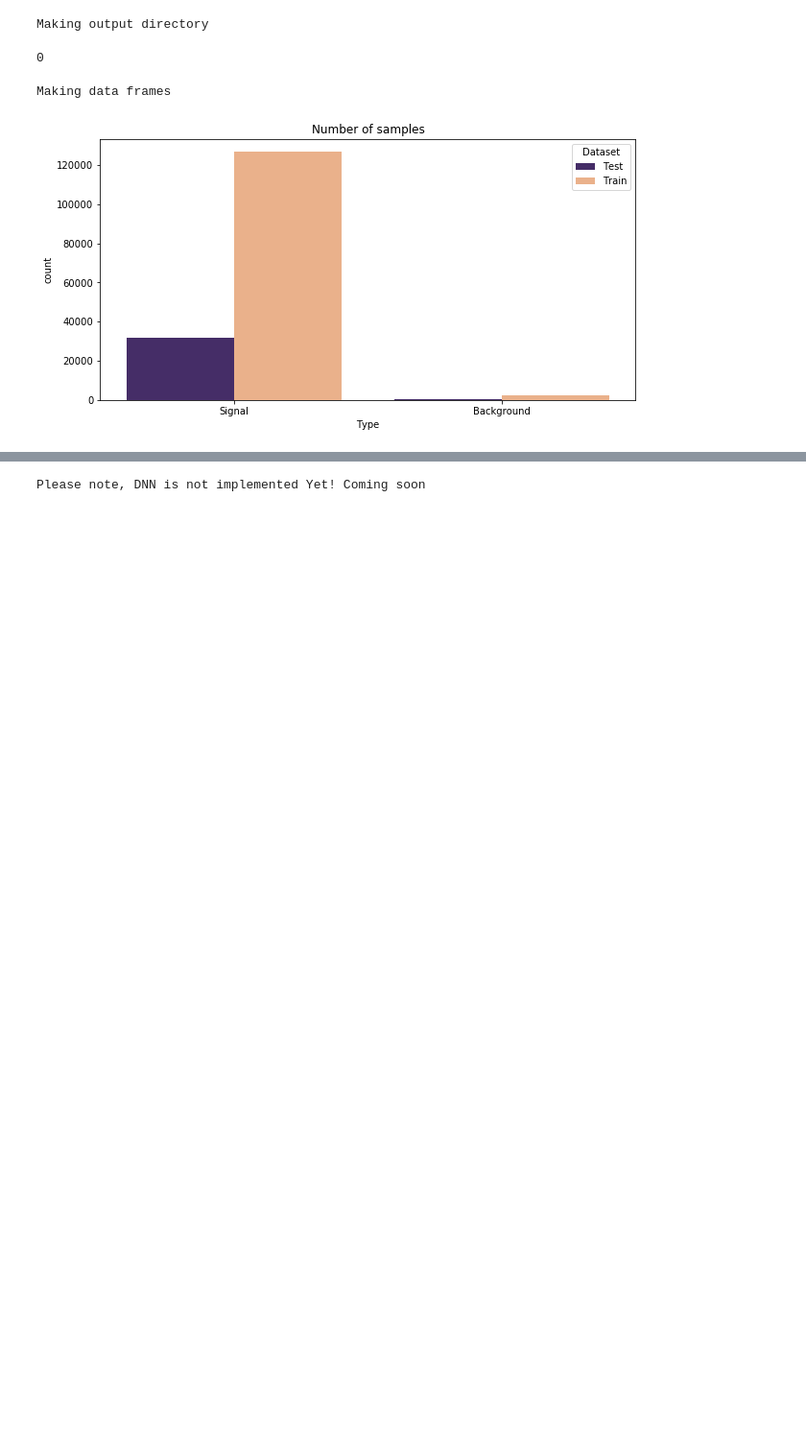
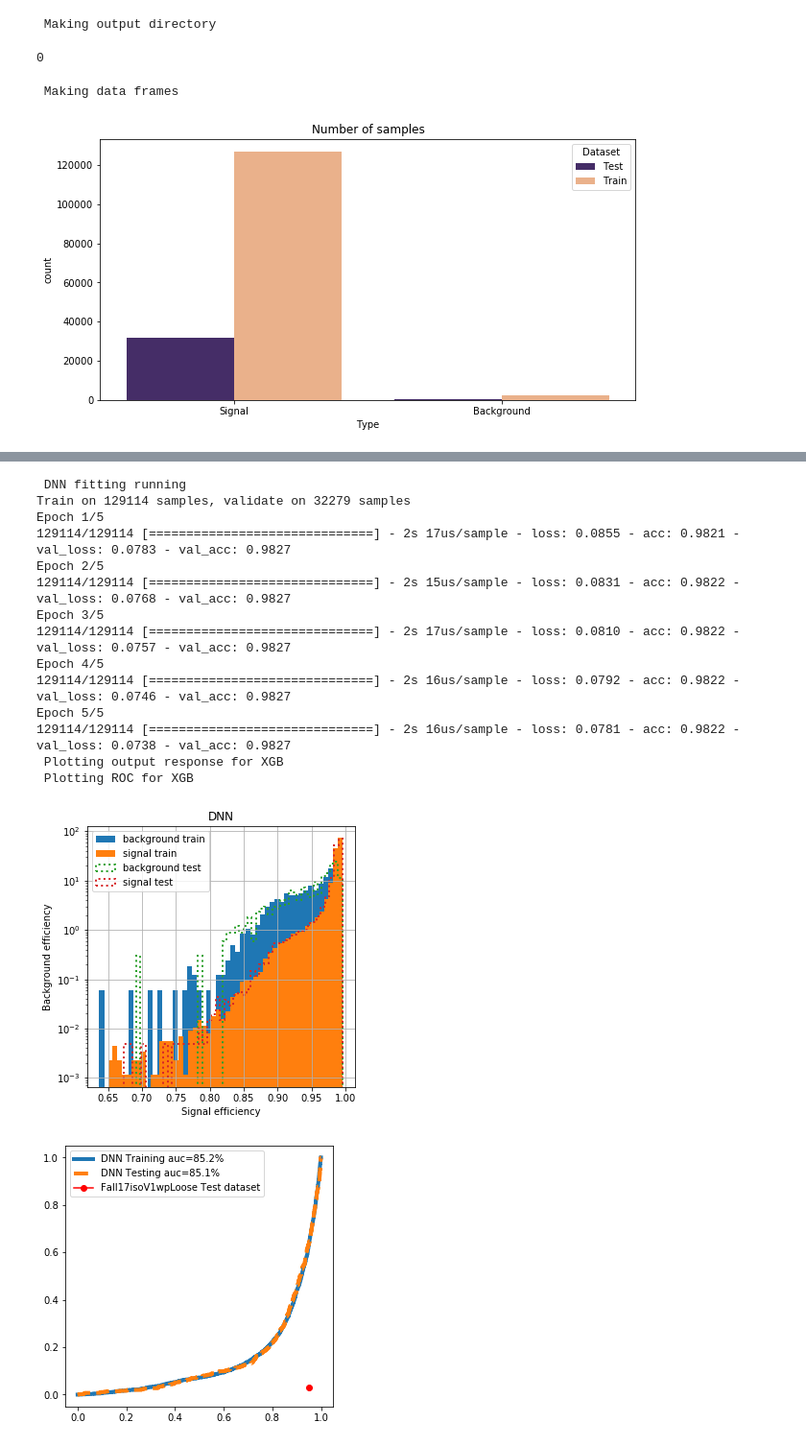
Before and after one commit to cms-egamma/ID-Trainer, a Jupyter notebook: Trainer.ipynb, the cells around one changed output, grey strips where cells are left out. Shown: that part at 96% size. Saved outputs shown, nothing was run; the diff lists cells and outputs as text; code cells hidden in the pictures; blank space fills up the shorter version.

```diff
--- a/Trainer.ipynb
+++ b/Trainer.ipynb
@@ -197,5 +258,46 @@ Expected accuracy of XGB model = 98.34487352262342%
-# %%
-if 'DNN' in MVAs:
-    print("Please note, DNN is not implemented Yet! Coming soon!")
-# %% [output]
-Please note, DNN is not implemented Yet! Coming soon
+# %%
+from tensorflow.keras.callbacks import EarlyStopping
+if 'DNN' in MVAs:
+    prGreen("DNN fitting running")
+    es = EarlyStopping(monitor='val_loss', mode='min', verbose=1, patience=10)
+    modelDNN.compile(loss='binary_crossentropy', optimizer=Adam(lr=DNNDict['lr']), metrics=['accuracy',])
+    train_history = modelDNN.fit(X_train,Y_train,epochs=DNNDict['epochs'],batch_size=DNNDict['batchsize'],validation_data=(X_test,Y_test, Wt_test),
+                                 verbose=1,callbacks=[es], sample_weight=Wt_train)
+    modelDNN.save(OutputDirName+"/modelDNN.h5")
+    df_final.loc[TrainIndices,"scoreDNN"]=modelDNN.predict(X_train)
+    df_final.loc[TestIndices,"scoreDNN"]=modelDNN.predict(X_test)
+
+    prGreen("Plotting output response for DNN")
+    fig, axes = plt.subplots(1, 1, figsize=(5, 5))
+    plot_mva(df_final.query('TrainDataset==1'),"scoreDNN",bins=50,cat=cat,Wt=weight,ax=axes,sample='train',ls='dashed',logscale=True)
+    plot_mva(df_final.query('TrainDataset==0'),"scoreDNN",bins=50,cat=cat,Wt=weight,ax=axes,sample='test',ls='dotted',logscale=True)
+    axes.set_ylabel("Background efficiency")
+    axes.set_xlabel("Signal efficiency")
+    axes.set_title("DNN")
+    plt.savefig(OutputDirName+"/DNNMVA.png")
+
+    prGreen("Plotting ROC for DNN")
+    fig, axes = plt.subplots(1, 1, figsize=(5, 5))
+    plot_roc_curve(df_final.query('TrainDataset==1'),"scoreDNN", tpr_threshold=0, ax=axes, color=None, linestyle='-', label='DNN Training',cat=cat,Wt=weight)
+    plot_roc_curve(df_final.query('TrainDataset==0'),"scoreDNN", tpr_threshold=0, ax=axes, color=None, linestyle='--', label='DNN Testing',cat=cat,Wt=weight)
+    if len(OverlayWP)>0:
+        for OverlayWpi in OverlayWP:
+            plot_single_roc_point(df_final.query('TrainDataset==0'), var=OverlayWpi, ax=axes, marker='o', markersize=6, label=OverlayWpi+" Test dataset", cat=cat,Wt=weight)
+    plt.savefig(OutputDirName+"/DNNROC.png")
+# %% [output]
+ DNN fitting running
+Train on 129114 samples, validate on 32279 samples
+Epoch 1/5
+129114/129114 [==============================] - 2s 17us/sample - loss: 0.0855 - acc: 0.9821 - val_loss: 0.0783 - val_acc: 0.9827
+Epoch 2/5
+129114/129114 [==============================] - 2s 15us/sample - loss: 0.0831 - acc: 0.9822 - val_loss: 0.0768 - val_acc: 0.9827
+Epoch 3/5
+129114/129114 [==============================] - 2s 17us/sample - loss: 0.0810 - acc: 0.9822 - val_loss: 0.0757 - val_acc: 0.9827
+Epoch 4/5
+129114/129114 [==============================] - 2s 16us/sample - loss: 0.0792 - acc: 0.9822 - val_loss: 0.0746 - val_acc: 0.9827
+Epoch 5/5
+129114/129114 [==============================] - 2s 16us/sample - loss: 0.0781 - acc: 0.9822 - val_loss: 0.0738 - val_acc: 0.9827
+ Plotting output response for XGB
+ Plotting ROC for XGB
+[figure, added]
+[figure, added]
```
Also changed, not shown: parts of 11 cells of this notebook, 5 other files.
